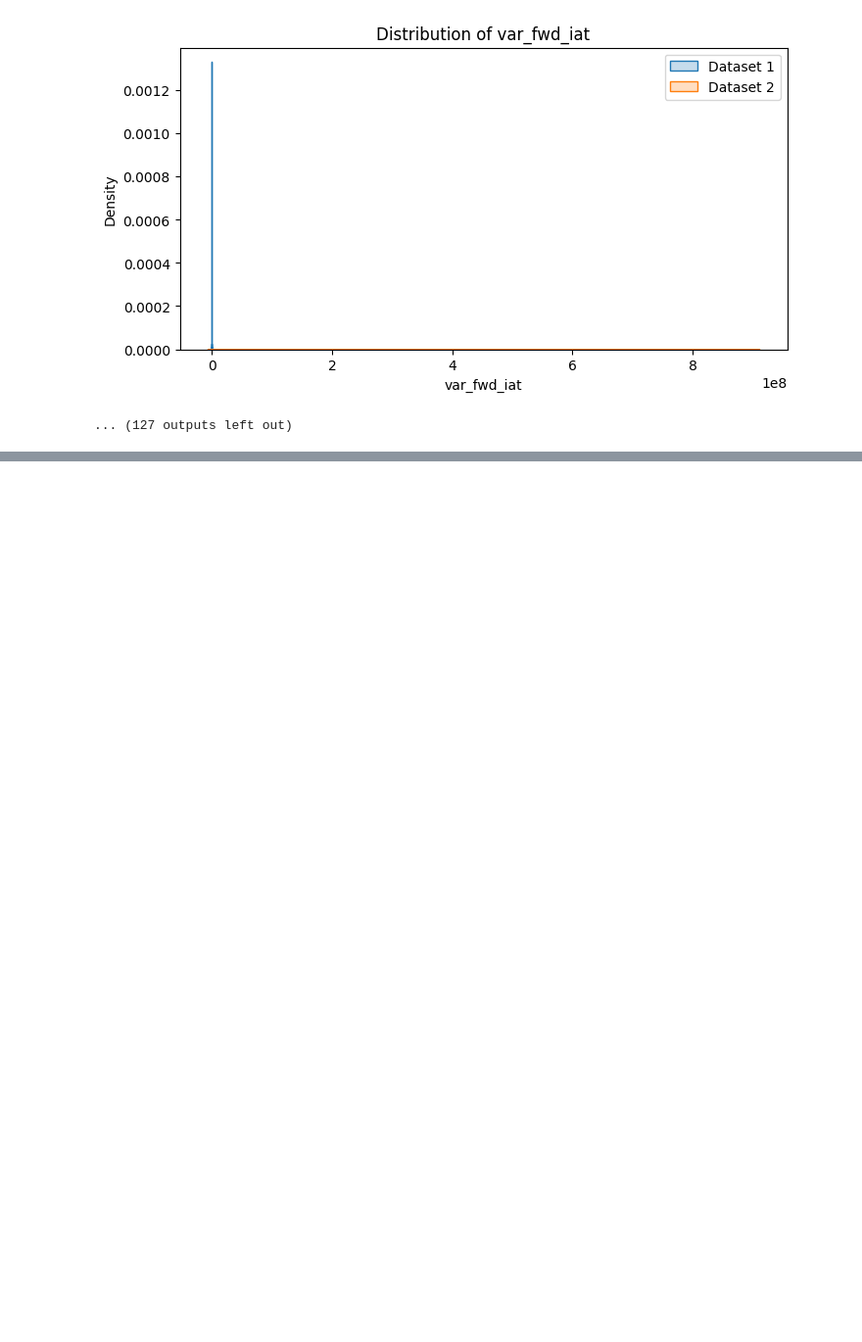
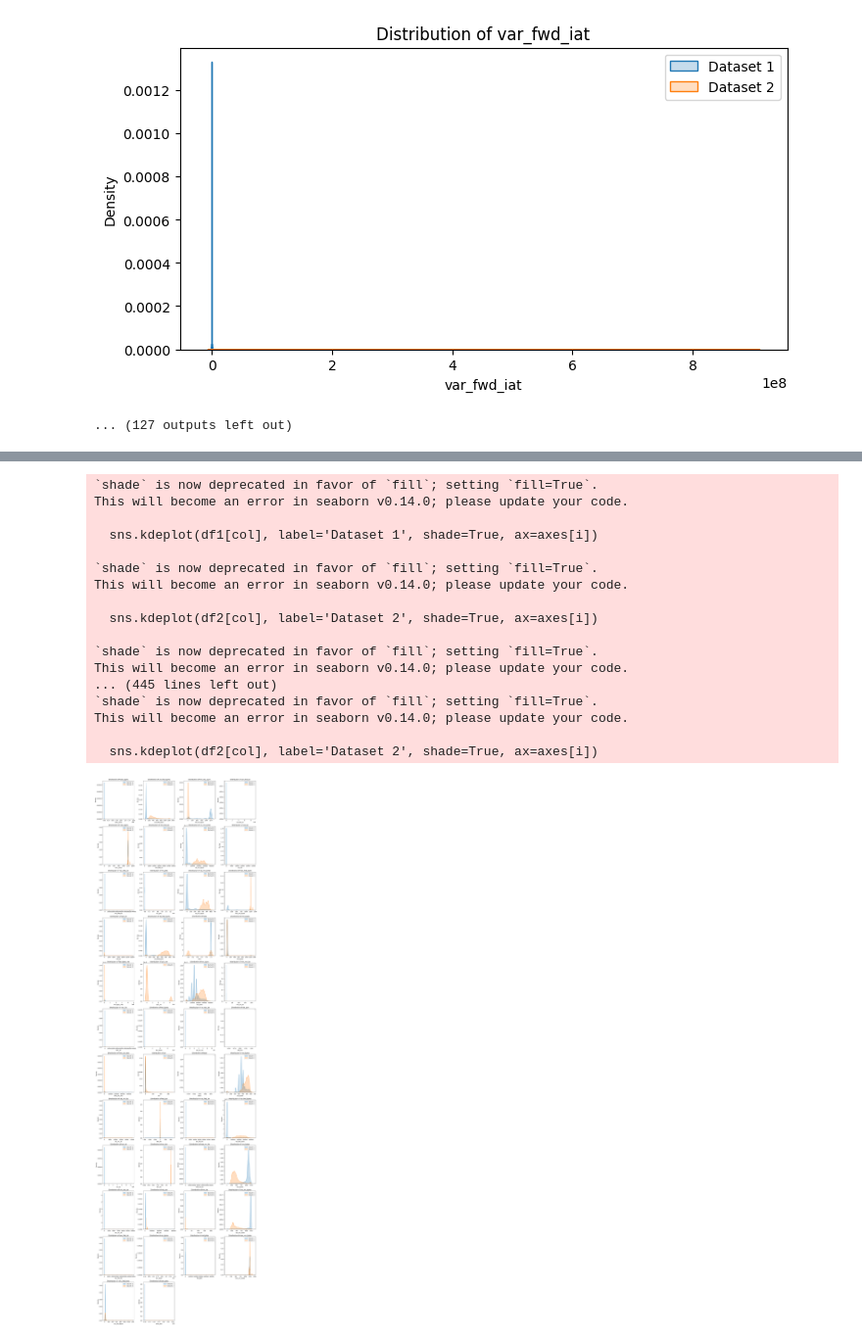
Before and after one commit to Earth-kun/QUICaid, a Jupyter notebook: merging/benign-eda.ipynb, the cells around one changed output, grey strips where cells are left out. Shown at 98% size. Cells and saved outputs as stored; diff of their text form; code cells hidden in the pictures; blank space fills up the shorter version.

```diff
--- a/merging/benign-eda.ipynb
+++ b/merging/benign-eda.ipynb
@@ -155,3 +155,58 @@ This will become an error in seaborn v0.14.0; please update your code.
   sns.kdeplot(df2[col], label='Dataset 2', shade=True)
 [figure]
 ... (127 outputs left out)
+# %%
+import pandas as pd
+import numpy as np
+import seaborn as sns
+import matplotlib.pyplot as plt
+from scipy.stats import ks_2samp, chi2_contingency
+from scipy.spatial.distance import jensenshannon
+
+# Load datasets
+df1 = pd.read_csv("benign.csv")  # Simulated dataset
+df1.dropna(inplace=True)
+df2 = pd.read_csv("reduced_cesnet.csv")  # External dataset
+df2.dropna(inplace=True)
+
+# 1. Check for feature compatibility
+common_cols = list(set(df1.columns) & set(df2.columns))
+df1, df2 = df1[common_cols], df2[common_cols]
+
+print("Common columns:", common_cols)
+
+# 2. Compare summary statistics
+print("\nDataset 1 summary:")
+print(df1.describe())
+
+print("\nDataset 2 summary:")
+print(df2.describe())
+
+# 3. Single Large Plot for Distribution Comparison (only when both datasets have data)
+num_features = [
+    col for col in common_cols
+    if df1[col].dtype in ['float64', 'int64'] and df1[col].dropna().size > 0 and df2[col].dropna().size > 0
+]
+num_plots = len(num_features)
+
+if num_plots > 0:
+    # Set up the figure with subplots
+    rows = (num_plots // 4) + (num_plots % 4 > 0)  # Arrange in rows of 3 columns
+    fig, axes = plt.subplots(rows, 4, figsize=(18, rows * 5))  # Adjust figure size dynamically
+    axes = axes.flatten()  # Flatten to easily iterate
+
+    for i, col in enumerate(num_features):
+        sns.kdeplot(df1[col], label='Dataset 1', shade=True, ax=axes[i])
+        sns.kdeplot(df2[col], label='Dataset 2', shade=True, ax=axes[i])
+        axes[i].set_title(f"Distribution of {col}")
+        axes[i].legend()
+
+    # Hide unused subplots if any
+    for i in range(num_plots, len(axes)):
+        fig.delaxes(axes[i])
+
+    plt.tight_layout()  # Adjust layout to prevent overlap
+    plt.show()
+else:
+    print("No features have valid data in both datasets for comparison.")
+# %% [output]
@@ -157,0 +230,18 @@ This will become an error in seaborn v0.14.0; please update your code.
+`shade` is now deprecated in favor of `fill`; setting `fill=True`.
+This will become an error in seaborn v0.14.0; please update your code.
+
+  sns.kdeplot(df1[col], label='Dataset 1', shade=True, ax=axes[i])
+
+`shade` is now deprecated in favor of `fill`; setting `fill=True`.
+This will become an error in seaborn v0.14.0; please update your code.
+
+  sns.kdeplot(df2[col], label='Dataset 2', shade=True, ax=axes[i])
+
+`shade` is now deprecated in favor of `fill`; setting `fill=True`.
+This will become an error in seaborn v0.14.0; please update your code.
+... (445 lines left out)
+`shade` is now deprecated in favor of `fill`; setting `fill=True`.
+This will become an error in seaborn v0.14.0; please update your code.
+
+  sns.kdeplot(df2[col], label='Dataset 2', shade=True, ax=axes[i])
+[figure, added]
```
Also changed, not shown: parts of 1 cell of this notebook.
